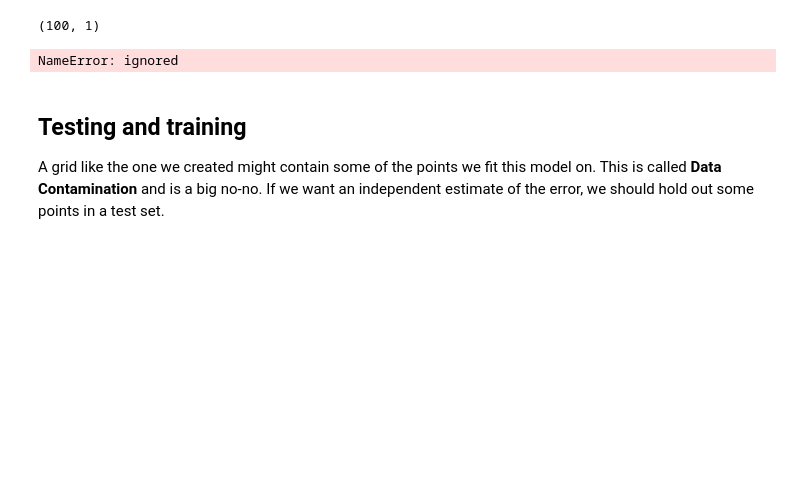
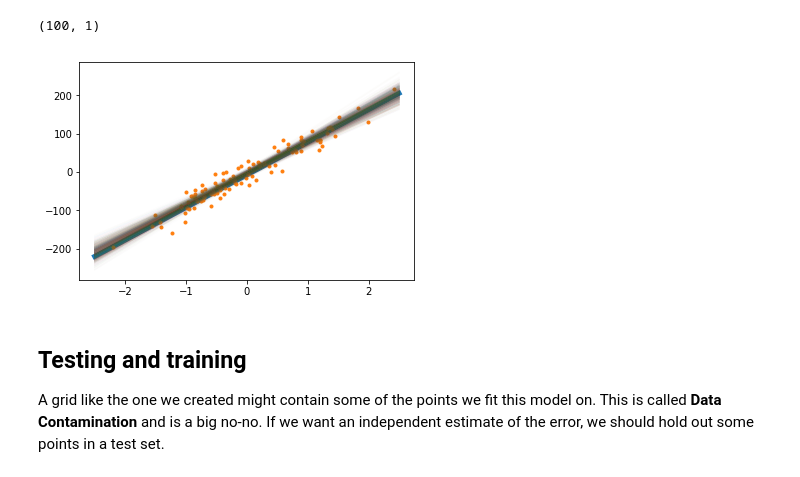
Before and after one commit to gokulbot/Regression-ai1-fall2019, a Jupyter notebook: linreg.ipynb, the cells around one changed output. Cells and saved outputs as stored; diff of their text form; code cells hidden in the pictures; blank space fills up the shorter version.

```diff
--- a/linreg.ipynb
+++ b/linreg.ipynb
@@ -184,13 +184,13 @@ X.shape
 # %% [output]
 (100, 1)
 # %%
-plt.plot(Xgrid,ypgrid,lw= 5)
+plt.plot(xgrid,ypgrid,lw= 5)
 plt.plot(X,y ,'.')
 for i in range(1000):
   line= lambda x: coeff[i]*x + intercept[i]
-  plt.plot(xgrid,line(Xgrid),alpha= 0.01)
+  plt.plot(Xgrid,line(Xgrid),alpha= 0.01)
 # %% [output]
-NameError: ignored
+[figure, added]
 # %% [markdown]
 ## Testing and training
 
```
Also changed, not shown: parts of 18 cells of this notebook.
